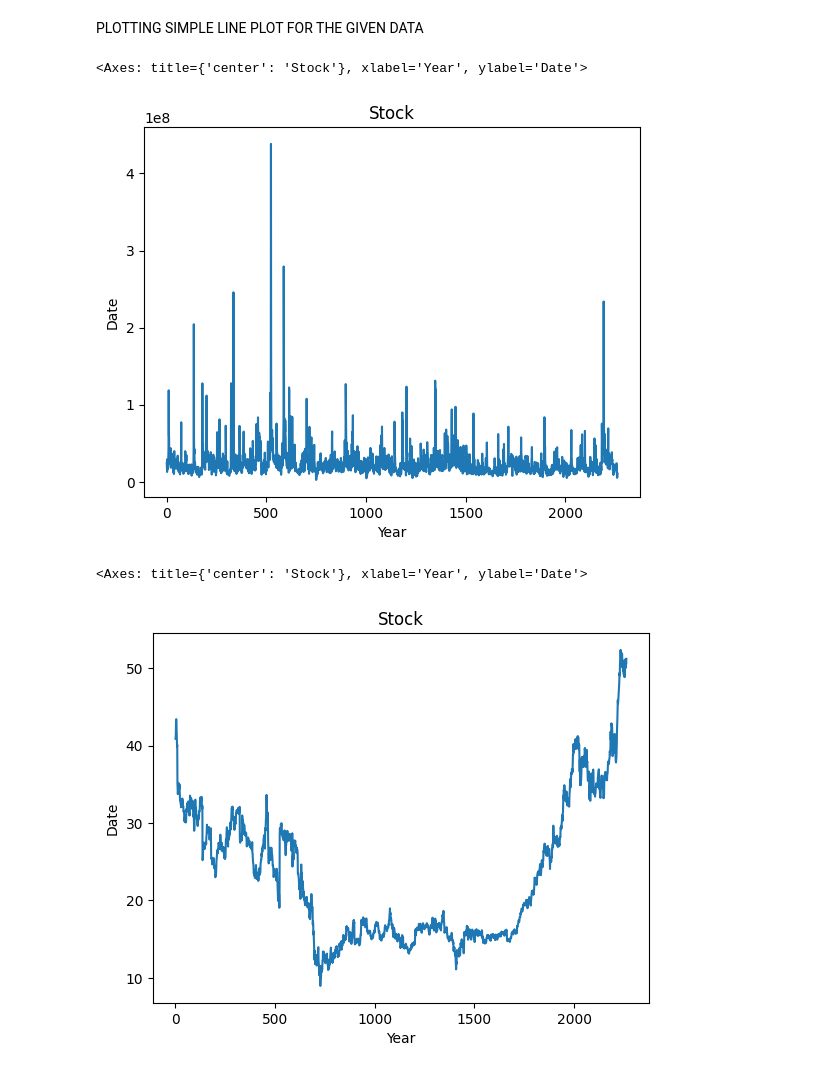
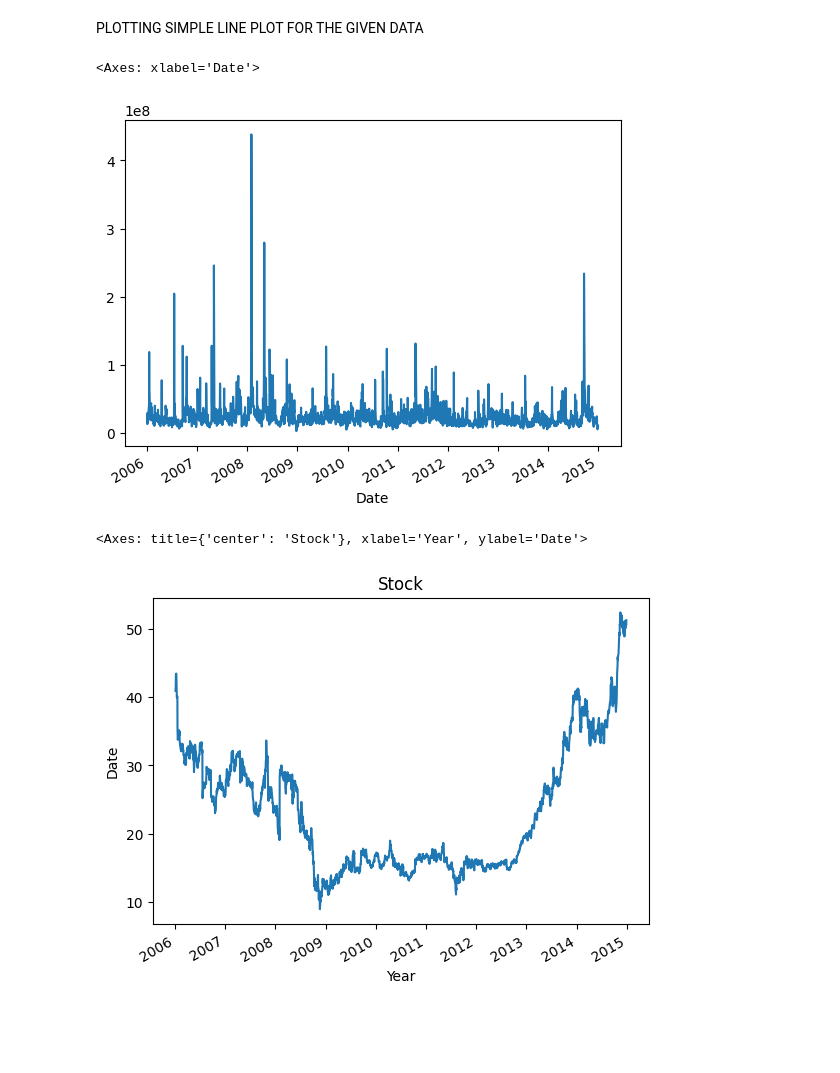
Before and after one commit to Sath2003/DAV, a Jupyter notebook: LABSHEET - 9.ipynb, the cells around one changed output. Saved outputs shown, nothing was run; the diff lists cells and outputs as text; code cells hidden in the pictures; blank space fills up the shorter version.

```diff
--- a/LABSHEET - 9.ipynb
+++ b/LABSHEET - 9.ipynb
@@ -7,6 +7,6 @@ import pandas as pd
 import numpy as np
 import matplotlib.pyplot as plt
 # %%
-df = pd.read_csv('/workspaces/DAV/stock_data.csv')
+df = pd.read_csv('/workspaces/DAV/stock_data.csv',parse_dates=True,index_col="Date")
 print(df)
 # %% [output]
@@ -112,15 +111,15 @@ NOW REMOVING THE UNWANTED COLUMNS FROM DATAFRAME DELETING A COLUMN
 # %% [markdown]
 PLOTTING SIMPLE LINE PLOT FOR THE GIVEN DATA
 # %%
-df['Volume'].plot(xlabel="Year",ylabel="Date",title="Stock")
+df['Volume'].plot()
 # %% [output]
-<Axes: title={'center': 'Stock'}, xlabel='Year', ylabel='Date'>
+<Axes: xlabel='Date'>
-[figure, old version]
+[figure, new version]
 # %%
 df['Close'].plot(xlabel="Year",ylabel="Date",title="Stock")
 # %% [output]
 <Axes: title={'center': 'Stock'}, xlabel='Year', ylabel='Date'>
-[figure, old version]
+[figure, new version]
 # %%
 df['Open'].plot(xlabel="Year",ylabel="Date",title="Stock")
 # %% [output]
```
Also changed, not shown: parts of 16 cells of this notebook.
